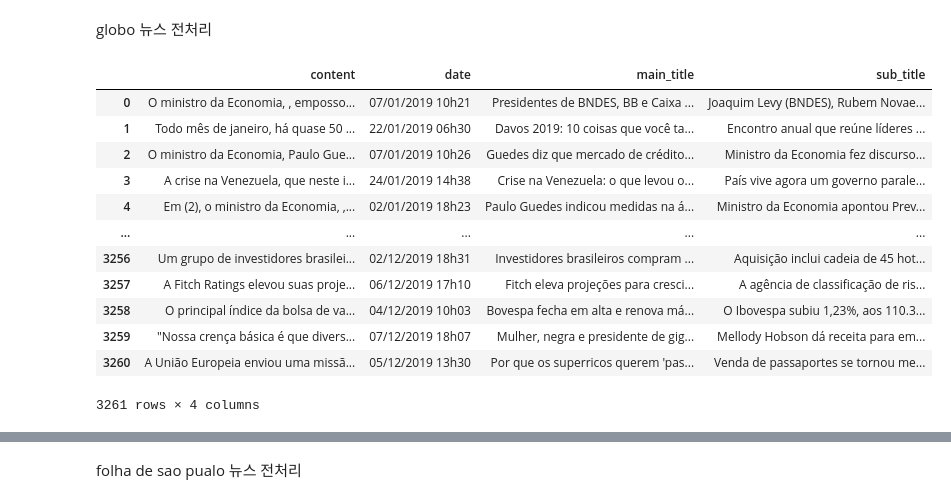
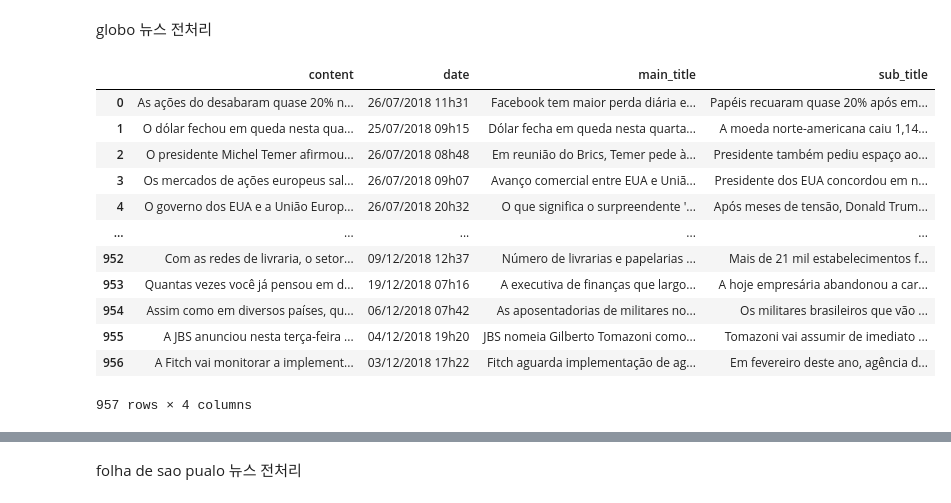
Before and after one commit to quotation3/Project, a Jupyter notebook: 브라질뉴스로_환율예측/뉴스전처리.ipynb, the cells around one changed output, grey strips where cells are left out. Drawn from its saved outputs; the diff is of its cells as text; code cells hidden in the pictures.

```diff
--- a/브라질뉴스로_환율예측/뉴스전처리.ipynb
+++ b/브라질뉴스로_환율예측/뉴스전처리.ipynb
@@ -3,22 +3,22 @@ import pandas as pd
 # %% [markdown]
 globo 뉴스 전처리
 # %%
-globo = pd.read_csv('C:\\Users\\user\\Desktop\\globo\\globo_2019.csv')
+globo = pd.read_csv('C:\\Users\\user\\Desktop\\globo\\globo_2018.csv')
 globo
 # %% [output]
 |  | content | date | main_title | sub_title |
-| 0 | O ministro da Economia, , emposso... | 07/01/2019 10h21 | Presidentes de BNDES, BB e Caixa ... | Joaquim Levy (BNDES), Rubem Novae... |
-| 1 | Todo mês de janeiro, há quase 50 ... | 22/01/2019 06h30 | Davos 2019: 10 coisas que você ta... | Encontro anual que reúne líderes ... |
-| 2 | O ministro da Economia, Paulo Gue... | 07/01/2019 10h26 | Guedes diz que mercado de crédito... | Ministro da Economia fez discurso... |
-| 3 | A crise na Venezuela, que neste i... | 24/01/2019 14h38 | Crise na Venezuela: o que levou o... | País vive agora um governo parale... |
-| 4 | Em (2), o ministro da Economia, ,... | 02/01/2019 18h23 | Paulo Guedes indicou medidas na á... | Ministro da Economia apontou Prev... |
+| 0 | As ações do desabaram quase 20% n... | 26/07/2018 11h31 | Facebook tem maior perda diária e... | Papéis recuaram quase 20% após em... |
+| 1 | O dólar fechou em queda nesta qua... | 25/07/2018 09h15 | Dólar fecha em queda nesta quarta... | A moeda norte-americana caiu 1,14... |
+| 2 | O presidente Michel Temer afirmou... | 26/07/2018 08h48 | Em reunião do Brics, Temer pede à... | Presidente também pediu espaço ao... |
+| 3 | Os mercados de ações europeus sal... | 26/07/2018 09h07 | Avanço comercial entre EUA e Uniã... | Presidente dos EUA concordou em n... |
+| 4 | O governo dos EUA e a União Europ... | 26/07/2018 20h32 | O que significa o surpreendente '... | Após meses de tensão, Donald Trum... |
 | ... | ... | ... | ... | ... |
-| 3256 | Um grupo de investidores brasilei... | 02/12/2019 18h31 | Investidores brasileiros compram ... | Aquisição inclui cadeia de 45 hot... |
-| 3257 | A Fitch Ratings elevou suas proje... | 06/12/2019 17h10 | Fitch eleva projeções para cresci... | A agência de classificação de ris... |
-| 3258 | O principal índice da bolsa de va... | 04/12/2019 10h03 | Bovespa fecha em alta e renova má... | O Ibovespa subiu 1,23%, aos 110.3... |
-| 3259 | "Nossa crença básica é que divers... | 07/12/2019 18h07 | Mulher, negra e presidente de gig... | Mellody Hobson dá receita para em... |
-| 3260 | A União Europeia enviou uma missã... | 05/12/2019 13h30 | Por que os superricos querem 'pas... | Venda de passaportes se tornou me... |
+| 952 | Com as redes de livraria, o setor... | 09/12/2018 12h37 | Número de livrarias e papelarias ... | Mais de 21 mil estabelecimentos f... |
+| 953 | Quantas vezes você já pensou em d... | 19/12/2018 07h16 | A executiva de finanças que largo... | A hoje empresária abandonou a car... |
+| 954 | Assim como em diversos países, qu... | 06/12/2018 07h42 | As aposentadorias de militares no... | Os militares brasileiros que vão ... |
+| 955 | A JBS anunciou nesta terça-feira ... | 04/12/2018 19h20 | JBS nomeia Gilberto Tomazoni como... | Tomazoni vai assumir de imediato ... |
+| 956 | A Fitch vai monitorar a implement... | 03/12/2018 17h22 | Fitch aguarda implementação de ag... | Em fevereiro deste ano, agência d... |
-3261 rows × 4 columns
+957 rows × 4 columns
 # %%
 globo['date']=globo['date'].str.strip()
 # %%
```
Also changed, not shown: parts of 27 cells of this notebook.
